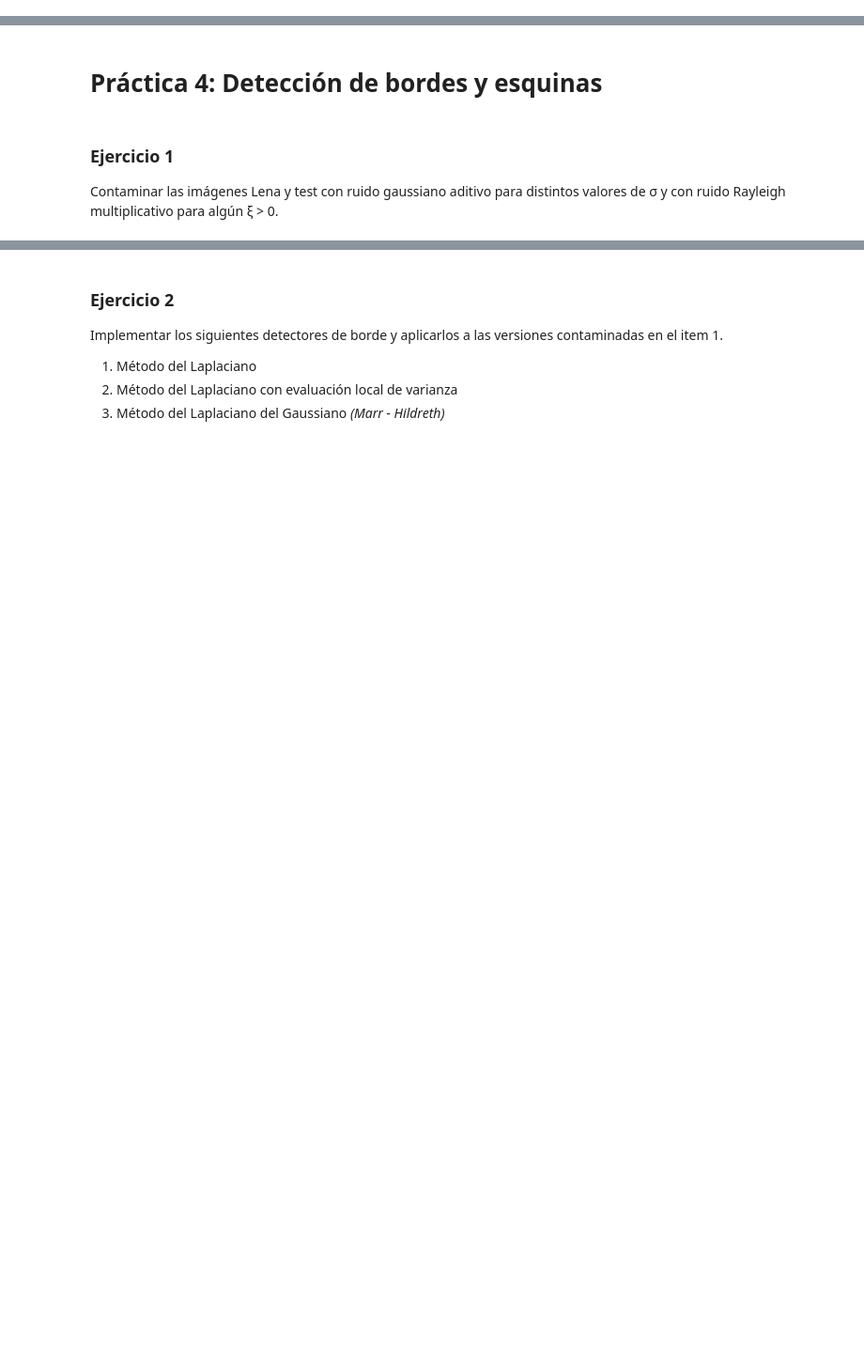
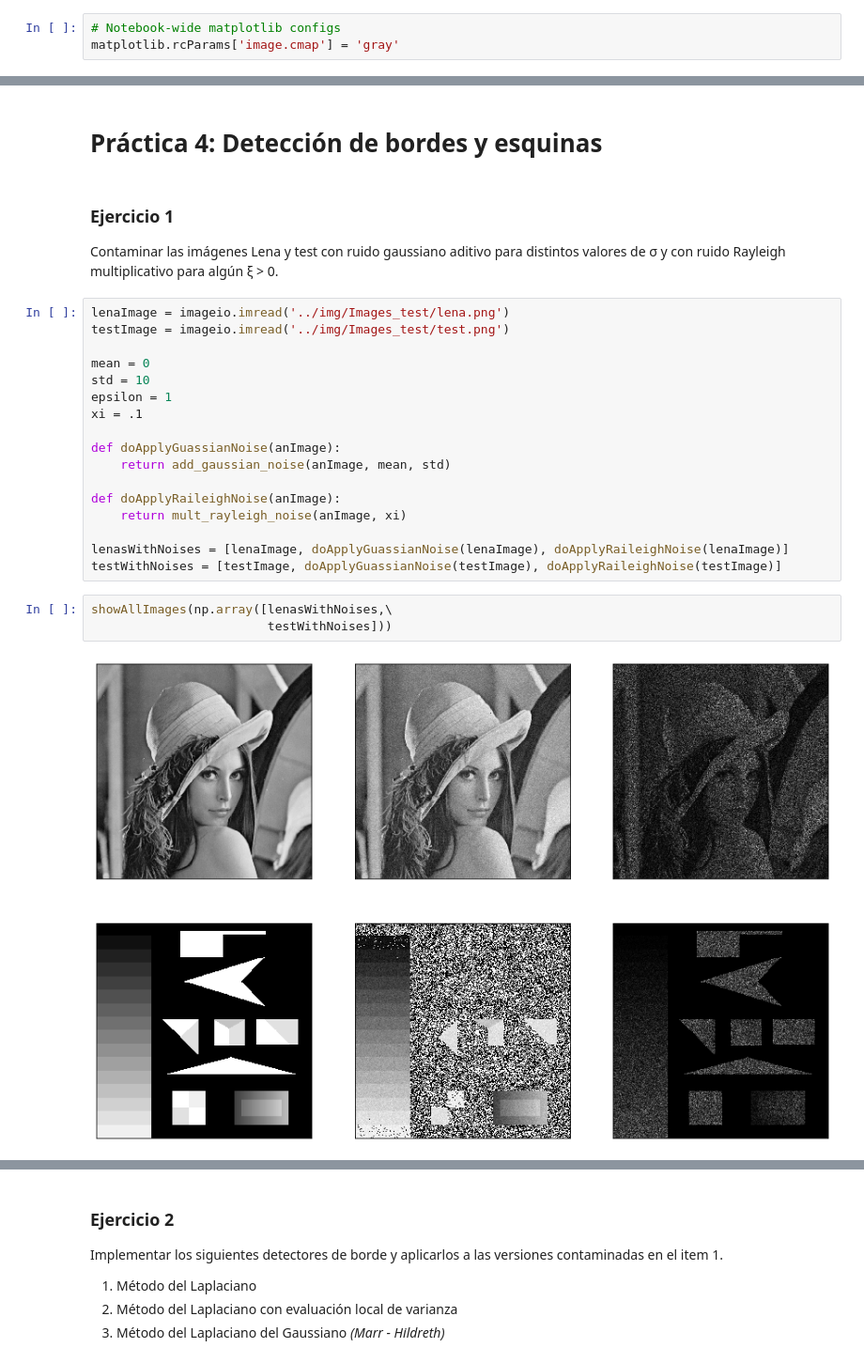
Before and after one commit to andres-rad/Vision-Computadora, a Jupyter notebook: Practica4/Practica4.ipynb, the cells around one changed output, grey strips where cells are left out. Shown at 94% size. Saved outputs shown, nothing was run; the diff lists cells and outputs as text; blank space fills up the shorter version.

```diff
--- a/Practica4/Practica4.ipynb
+++ b/Practica4/Practica4.ipynb
@@ -0,0 +25,3 @@
+# %%
+# Notebook-wide matplotlib configs
+matplotlib.rcParams['image.cmap'] = 'gray'
@@ -3,3 +60,25 @@
 # %% [markdown]
 ### Ejercicio 1
 Contaminar las imágenes Lena y test con ruido gaussiano aditivo para distintos valores de σ y con ruido Rayleigh multiplicativo para algún ξ > 0.
+# %%
+lenaImage = imageio.imread('../img/Images_test/lena.png')
+testImage = imageio.imread('../img/Images_test/test.png')
+
+mean = 0
+std = 10
+epsilon = 1
+xi = .1
+
+def doApplyGuassianNoise(anImage):
+    return add_gaussian_noise(anImage, mean, std)
+
+def doApplyRaileighNoise(anImage):
+    return mult_rayleigh_noise(anImage, xi)
+
+lenasWithNoises = [lenaImage, doApplyGuassianNoise(lenaImage), doApplyRaileighNoise(lenaImage)]
+testWithNoises = [testImage, doApplyGuassianNoise(testImage), doApplyRaileighNoise(testImage)]
+# %%
+showAllImages(np.array([lenasWithNoises,\
+                        testWithNoises]))
+# %% [output]
+[figure, added]
```
Also changed, not shown: parts of 23 cells of this notebook.
